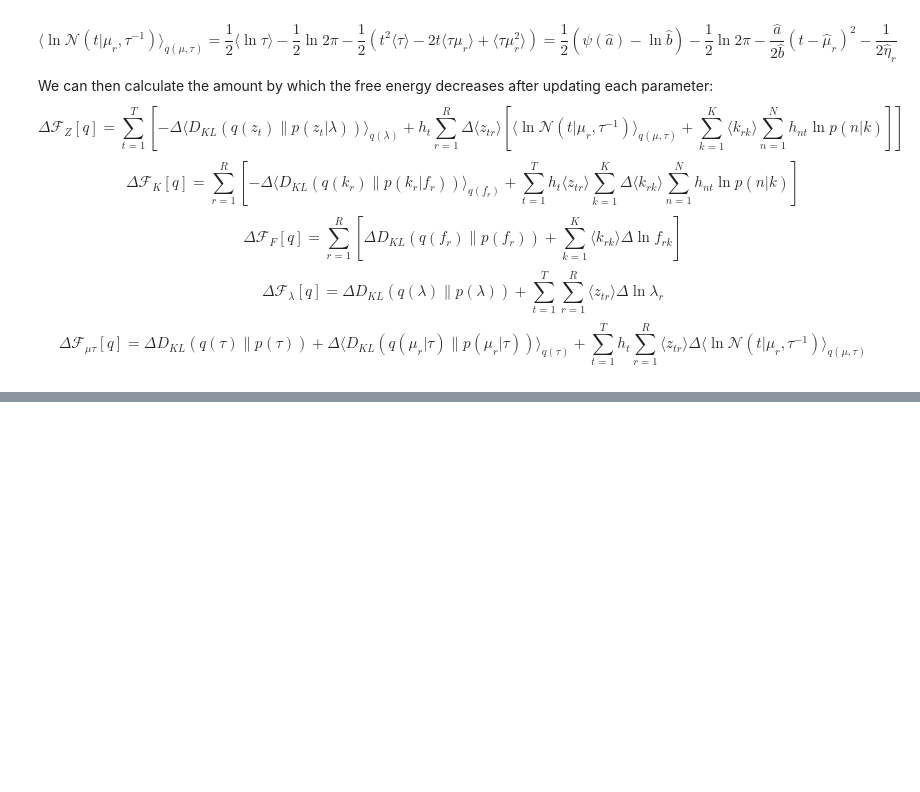
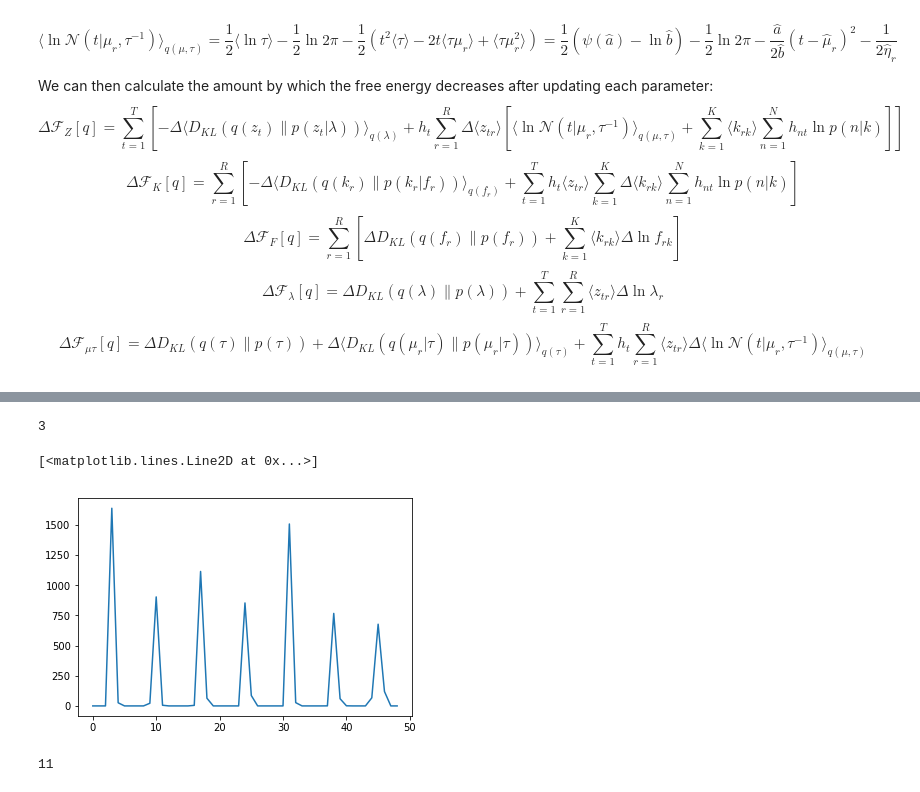
Before and after one commit to meagtan/harmonizer, a Jupyter notebook: modulation.ipynb, the cells around one changed output, grey strips where cells are left out. Drawn from its saved outputs; the diff is of its cells as text; code cells hidden in the pictures; blank space fills up the shorter version.

```diff
--- a/modulation.ipynb
+++ b/modulation.ipynb
@@ -197,0 +243,2 @@ def histtodict(h, i = 0):
+# %%
+arr.table.train(corpus.getBachChorales()[:30])
@@ -197,0 +263,13 @@ def histtodict(h, i = 0):
+# %%
+np.argmax(arr.table.stats.ns)
+# %% [output]
+3
+# %%
+plt.plot(arr.table.stats.ns)
+# %% [output]
+[<matplotlib.lines.Line2D at 0x...>]
+[figure, added]
+# %%
+arr.keys.index(s1.key)
+# %% [output]
+11
```
Also changed, not shown: parts of 40 cells of this notebook, 1 other file.
